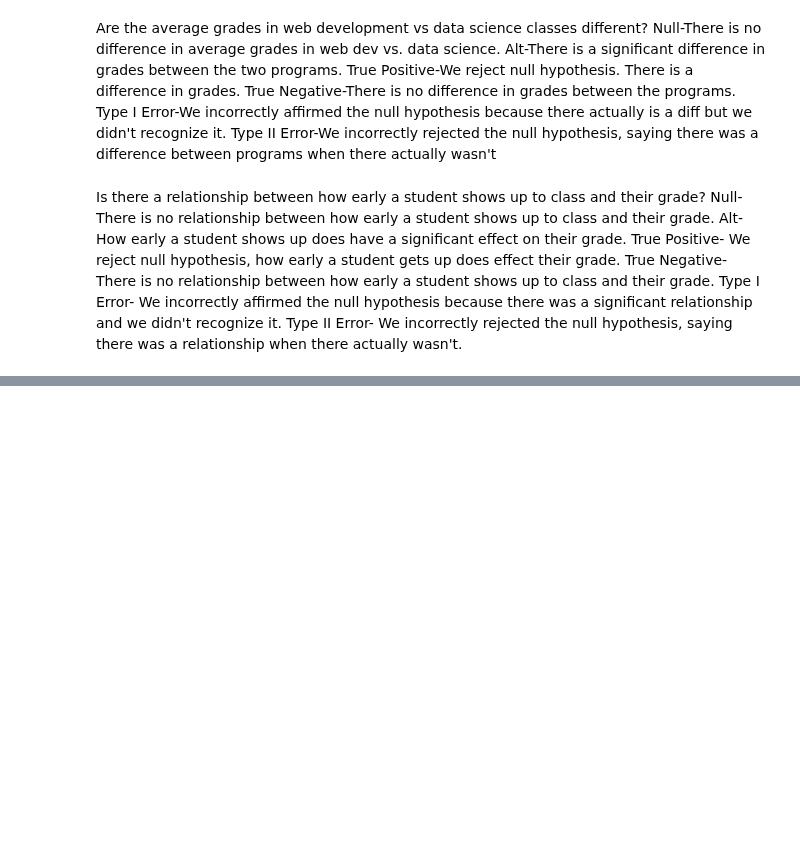
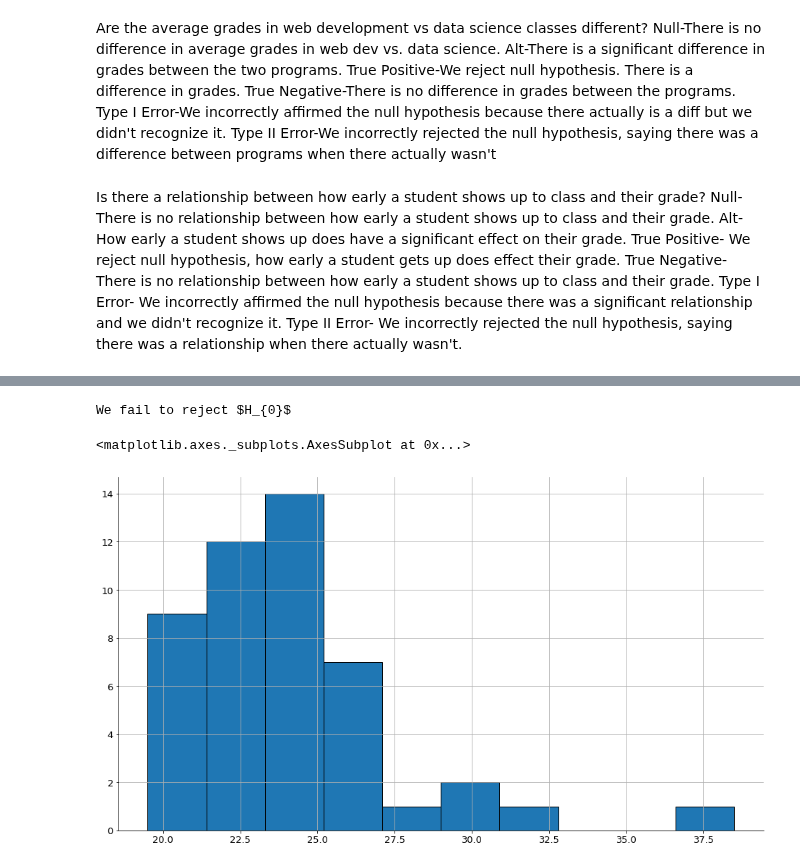
Before and after one commit to matt-c-knight/statistics-exercises, a Jupyter notebook: statistics-exercises/hypothesis_testing.ipynb, the cells around one changed output, grey strips where cells are left out. Cells and saved outputs as stored; diff of their text form; code cells hidden in the pictures; blank space fills up the shorter version.

```diff
--- a/statistics-exercises/hypothesis_testing.ipynb
+++ b/statistics-exercises/hypothesis_testing.ipynb
@@ -104,0 +176,17 @@ Type I Error-We incorrectly affirmed the null
+# %%
+if p/2 > alpha:
+    print("We fail to reject $H_{0}$")
+elif t < 0:
+    print("We fail to reject $H_{0}$")
+else:
+    print("We reject $H_{0}$")
+# %% [output]
+We fail to reject $H_{0}$
+# %%
+compact = mpg[mpg['class'] == 'compact'].combined_mileage
+overall = mpg.combined_mileage
+# %%
+compact.hist()
+# %% [output]
+<matplotlib.axes._subplots.AxesSubplot at 0x...>
+[figure, added]
```
Also changed, not shown: parts of 26 cells of this notebook.
